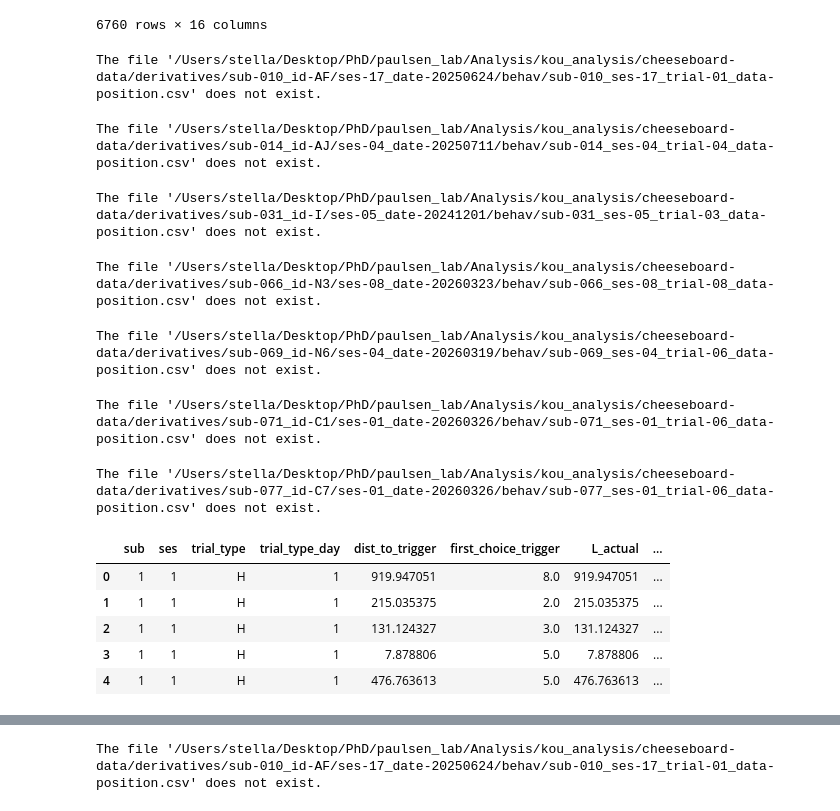
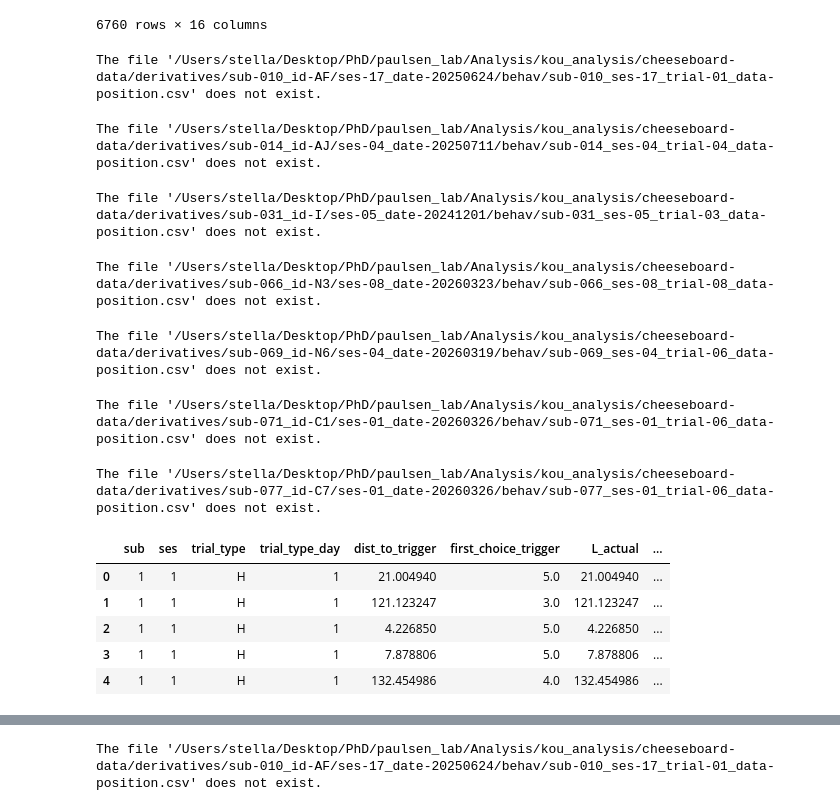
Before and after one commit to Koushouu/Cheeseboard, a Jupyter notebook: exploratory/distance_and_speed.ipynb, the cells around one changed output, grey strips where cells are left out. Drawn from its saved outputs; the diff is of its cells as text; code cells hidden in the pictures.

```diff
--- a/exploratory/distance_and_speed.ipynb
+++ b/exploratory/distance_and_speed.ipynb
@@ -716,7 +717,7 @@ metadata['path_eff']             = np.nan   # L_shortest / L_actual * 100
 R_TRIGGER = (10/1.2)
 
 # --- SETTINGS you can comment/uncomment ---
-REQUIRE_STAY_2S = True          # False → any entry; True → require ≥2 s stay
+REQUIRE_STAY_2S = False          # False → any entry; True → require ≥2 s stay
 MIN_DUR_MS      = 2000           # min duration threshold in ms
 # -----------------------------------------
 
@@ -881,35 +882,35 @@ for trial_id in tqdm(range(len(metadata))):
     else:
         path_eff = np.nan
 
     # ------------------------------------------------------------
     # Store everything
     # ------------------------------------------------------------
     metadata.at[trial_id, 'dist_to_trigger']      = L_actual
     metadata.at[trial_id, 'first_choice_trigger'] = trig_first
     metadata.at[trial_id, 'L_actual']             = L_actual
     metadata.at[trial_id, 'L_shortest']           = L_shortest
     metadata.at[trial_id, 'CIPL']                 = CIPL
     metadata.at[trial_id, 'path_eff']             = path_eff
 
 # quick check
 metadata[['sub','ses','trial_type','trial_type_day',
           'dist_to_trigger',
           'first_choice_trigger',
           'L_actual',
           'L_shortest',
           'CIPL',
           'path_eff']].head()
 # %% [output]
 The file '/Users/stella/Desktop/PhD/paulsen_lab/Analysis/kou_analysis/cheeseboard-data/derivatives/sub-010_id-AF/ses-17_date-20250624/behav/sub-010_ses-17_trial-01_data-position.csv' does not exist.
 The file '/Users/stella/Desktop/PhD/paulsen_lab/Analysis/kou_analysis/cheeseboard-data/derivatives/sub-014_id-AJ/ses-04_date-20250711/behav/sub-014_ses-04_trial-04_data-position.csv' does not exist.
 The file '/Users/stella/Desktop/PhD/paulsen_lab/Analysis/kou_analysis/cheeseboard-data/derivatives/sub-031_id-I/ses-05_date-20241201/behav/sub-031_ses-05_trial-03_data-position.csv' does not exist.
 The file '/Users/stella/Desktop/PhD/paulsen_lab/Analysis/kou_analysis/cheeseboard-data/derivatives/sub-066_id-N3/ses-08_date-20260323/behav/sub-066_ses-08_trial-08_data-position.csv' does not exist.
 The file '/Users/stella/Desktop/PhD/paulsen_lab/Analysis/kou_analysis/cheeseboard-data/derivatives/sub-069_id-N6/ses-04_date-20260319/behav/sub-069_ses-04_trial-06_data-position.csv' does not exist.
 The file '/Users/stella/Desktop/PhD/paulsen_lab/Analysis/kou_analysis/cheeseboard-data/derivatives/sub-071_id-C1/ses-01_date-20260326/behav/sub-071_ses-01_trial-06_data-position.csv' does not exist.
 The file '/Users/stella/Desktop/PhD/paulsen_lab/Analysis/kou_analysis/cheeseboard-data/derivatives/sub-077_id-C7/ses-01_date-20260326/behav/sub-077_ses-01_trial-06_data-position.csv' does not exist.
 |  | sub | ses | trial_type | trial_type_day | dist_to_trigger | first_choice_trigger | L_actual | ... |
-| 0 | 1 | 1 | H | 1 | 919.947051 | 8.0 | 919.947051 | ... |
-| 1 | 1 | 1 | H | 1 | 215.035375 | 2.0 | 215.035375 | ... |
-| 2 | 1 | 1 | H | 1 | 131.124327 | 3.0 | 131.124327 | ... |
+| 0 | 1 | 1 | H | 1 | 21.004940 | 5.0 | 21.004940 | ... |
+| 1 | 1 | 1 | H | 1 | 121.123247 | 3.0 | 121.123247 | ... |
+| 2 | 1 | 1 | H | 1 | 4.226850 | 5.0 | 4.226850 | ... |
 | 3 | 1 | 1 | H | 1 | 7.878806 | 5.0 | 7.878806 | ... |
-| 4 | 1 | 1 | H | 1 | 476.763613 | 5.0 | 476.763613 | ... |
+| 4 | 1 | 1 | H | 1 | 132.454986 | 4.0 | 132.454986 | ... |
```
Also changed, not shown: parts of 6 cells of this notebook, 2 other files.
